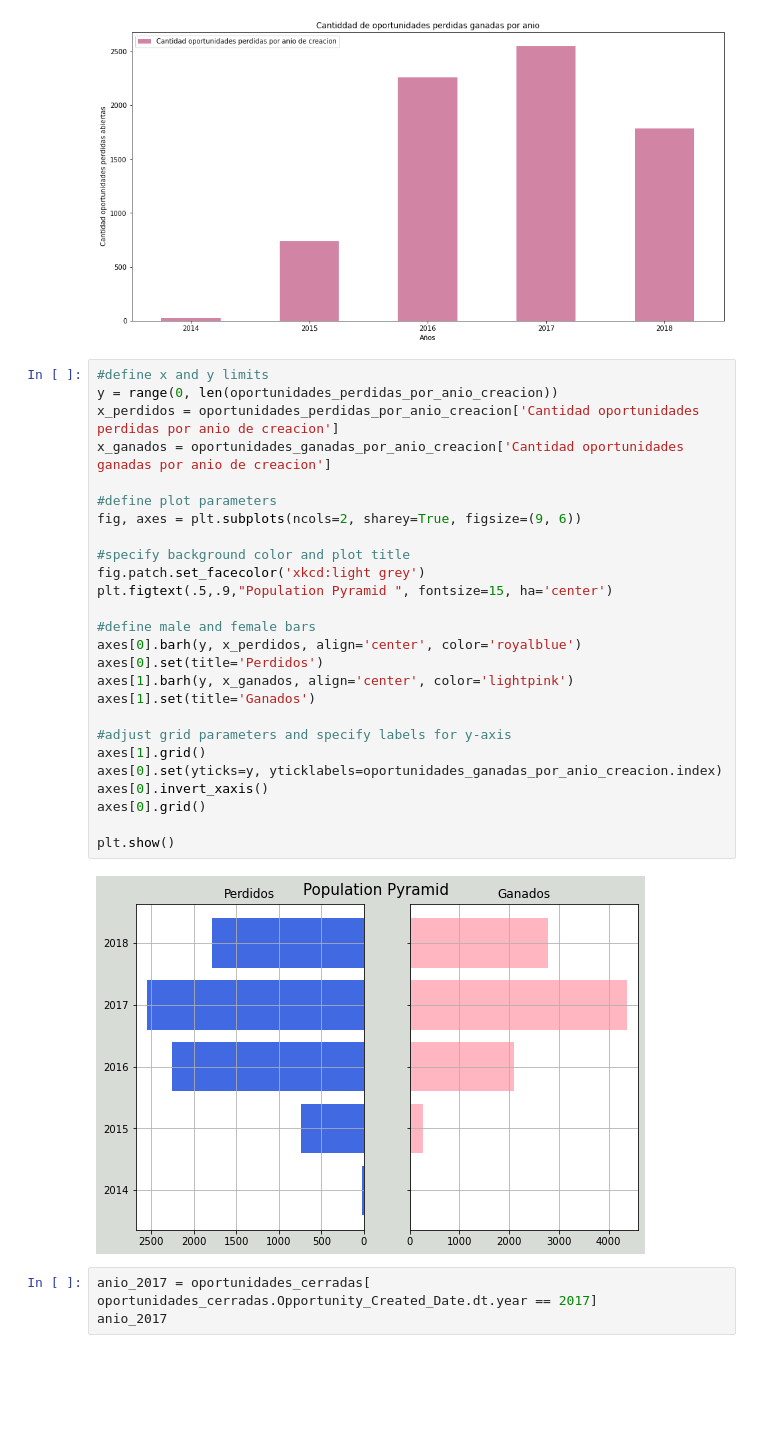
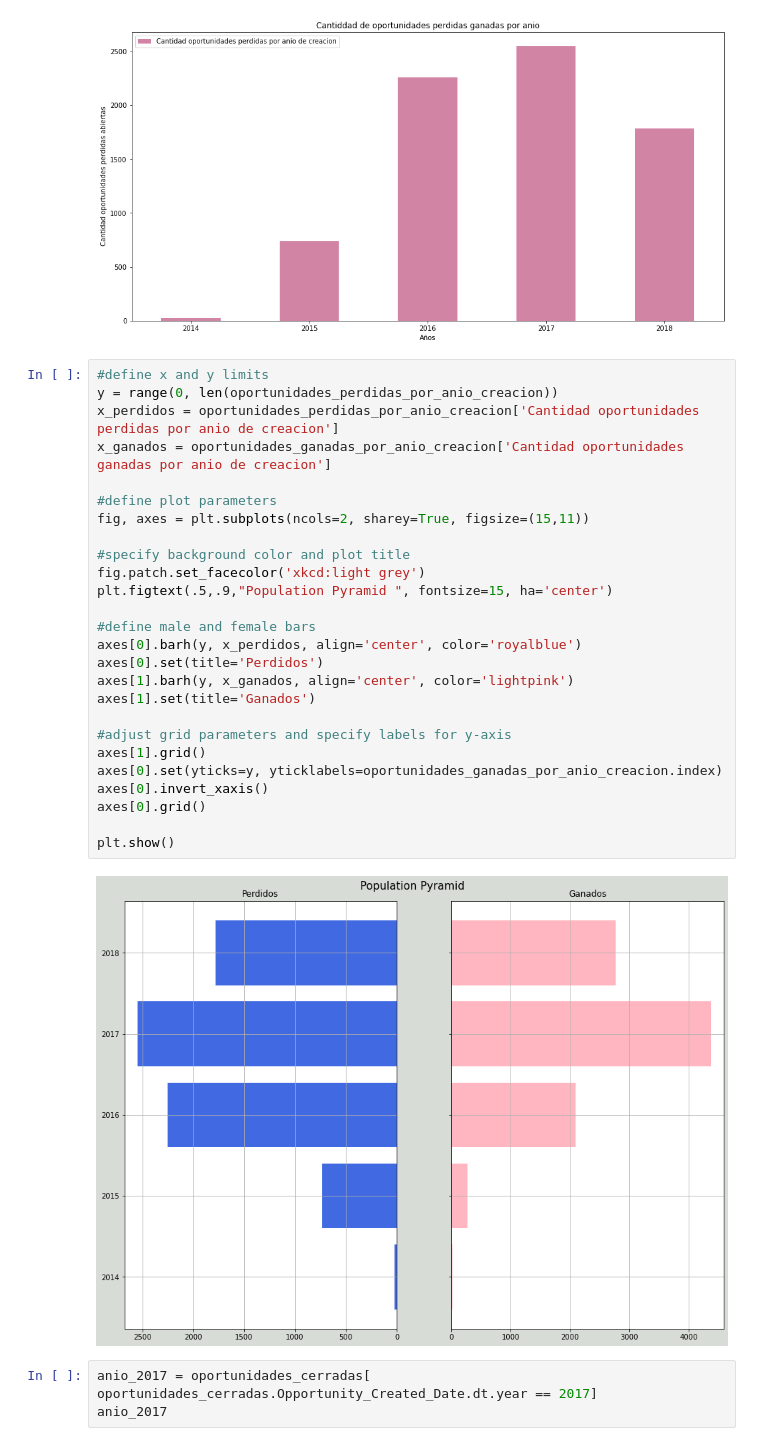
Before and after one commit to Ramaxx95/TP1-Orga-de-Datos, a Jupyter notebook: Visualizaciones/Anios.ipynb, the cells around one changed output. Drawn from its saved outputs; the diff is of its cells as text; blank space fills up the shorter version.

```diff
--- a/Visualizaciones/Anios.ipynb
+++ b/Visualizaciones/Anios.ipynb
@@ -120,31 +120,31 @@ Text(0.5, 0, 'Años')
 # %%
 #define x and y limits
 y = range(0, len(oportunidades_perdidas_por_anio_creacion))
 x_perdidos = oportunidades_perdidas_por_anio_creacion['Cantidad oportunidades perdidas por anio de creacion']
 x_ganados = oportunidades_ganadas_por_anio_creacion['Cantidad oportunidades ganadas por anio de creacion']
 
 #define plot parameters
-fig, axes = plt.subplots(ncols=2, sharey=True, figsize=(9, 6))
+fig, axes = plt.subplots(ncols=2, sharey=True, figsize=(15,11))
 
 #specify background color and plot title
 fig.patch.set_facecolor('xkcd:light grey')
 plt.figtext(.5,.9,"Population Pyramid ", fontsize=15, ha='center')
 
 #define male and female bars
 axes[0].barh(y, x_perdidos, align='center', color='royalblue')
 axes[0].set(title='Perdidos')
 axes[1].barh(y, x_ganados, align='center', color='lightpink')
 axes[1].set(title='Ganados')
 
 #adjust grid parameters and specify labels for y-axis
 axes[1].grid()
 axes[0].set(yticks=y, yticklabels=oportunidades_ganadas_por_anio_creacion.index)
 axes[0].invert_xaxis()
 axes[0].grid()
 
 plt.show()
 # %% [output]
-[figure, old version]
+[figure, new version]
 # %%
 anio_2017 = oportunidades_cerradas[ oportunidades_cerradas.Opportunity_Created_Date.dt.year == 2017]
 anio_2017
```
